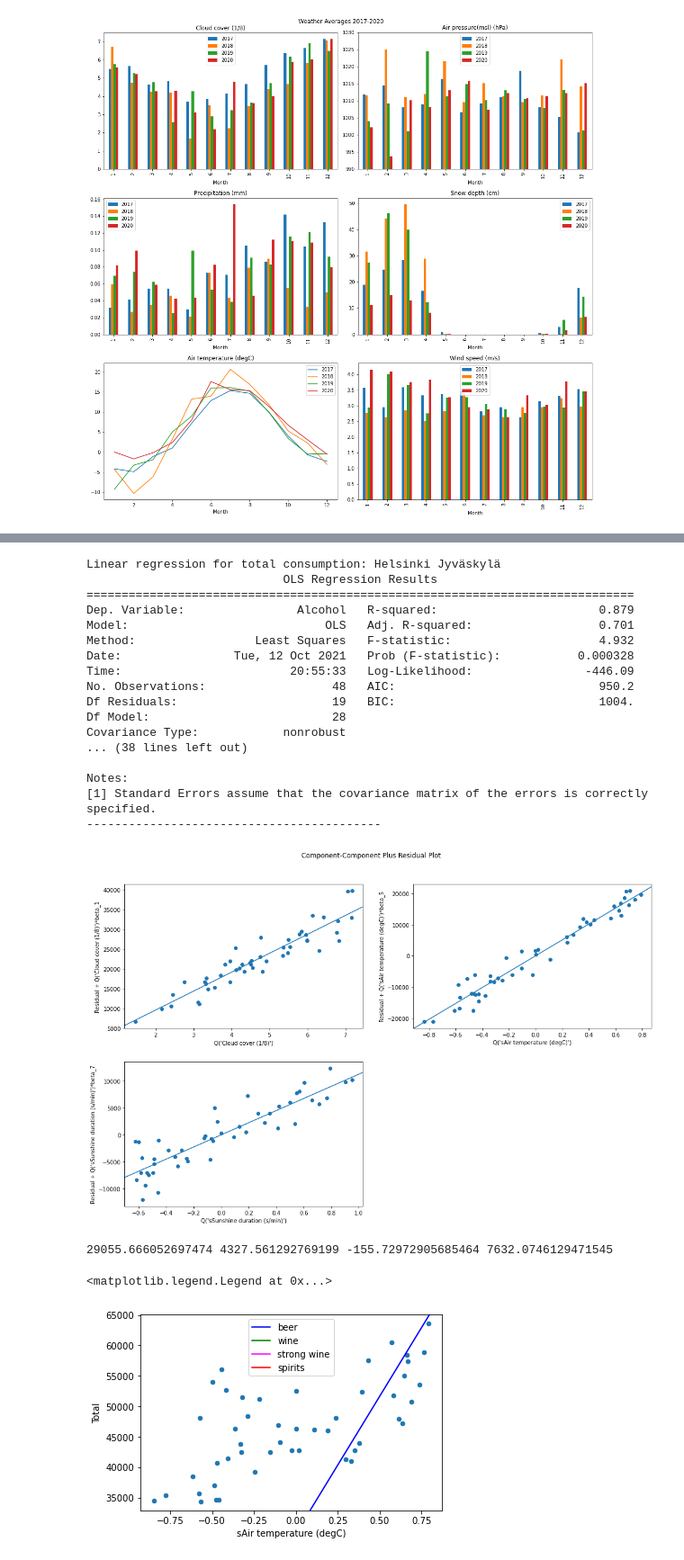
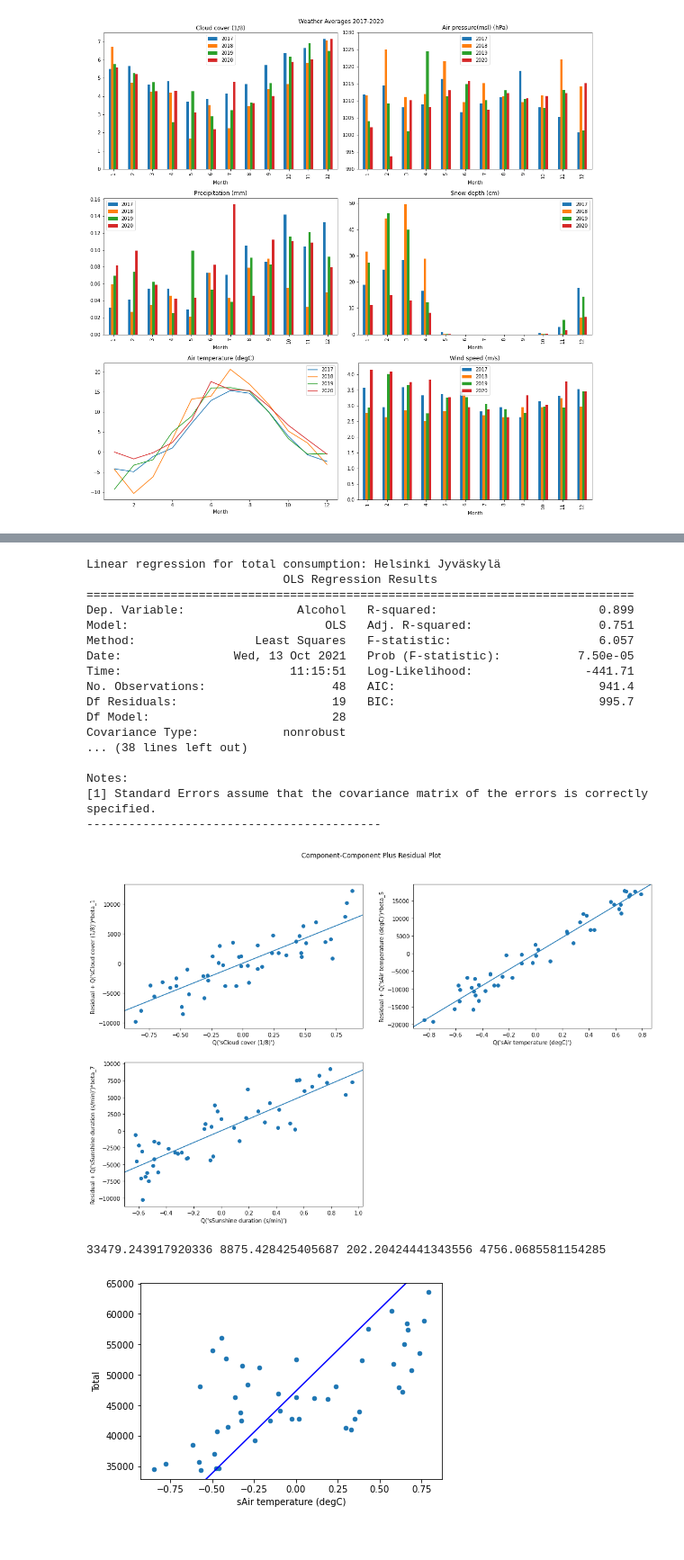
Before and after one commit to DataScience-MiniProjects/IDS-MiniProject, a Jupyter notebook: project-notebook.ipynb, the cells around one changed output, grey strips where cells are left out. Shown at 90% size. Cells and saved outputs as stored; diff of their text form; code cells hidden in the pictures.

Commit message:
Rescale Cloud cover

```diff
--- a/project-notebook.ipynb
+++ b/project-notebook.ipynb
@@ -435,11 +435,11 @@ def linear_regression(alc_type: str, sun=False):
     df = pd.concat([y, X], axis=1).rename({alc_type: "Alcohol"}, axis=1)
     if sun == True:
         #model = "Alcohol ~ Q('sCloud cover (1/8)') + Q('sAir pressure(msl) (hPa)') + Q('sPrecipitation (mm)') + Q('sSnow depth (cm)') + Q('sAir temperature (degC)') + Q('sWind speed (m/s)') + Q('sSunshine duration (s/min)')"
-        model = """Alcohol ~ Q('Cloud cover (1/8)') + Q('sAir pressure(msl) (hPa)') + Q('sPrecipitation (mm)')
+        model = """Alcohol ~ Q('sCloud cover (1/8)') + Q('sAir pressure(msl) (hPa)') + Q('sPrecipitation (mm)')
                 + Q('sSnow depth (cm)') + Q('sAir temperature (degC)') + Q('sWind speed (m/s)') + Q('sSunshine duration (s/min)')
-                + Q('Cloud cover (1/8)'):Q('sAir pressure(msl) (hPa)') + Q('Cloud cover (1/8)'):Q('sPrecipitation (mm)')
-                + Q('Cloud cover (1/8)'):Q('sSnow depth (cm)') + Q('Cloud cover (1/8)'):Q('sAir temperature (degC)')
-                + Q('Cloud cover (1/8)'):Q('sWind speed (m/s)') + Q('Cloud cover (1/8)'):Q('sSunshine duration (s/min)')
+                + Q('sCloud cover (1/8)'):Q('sAir pressure(msl) (hPa)') + Q('sCloud cover (1/8)'):Q('sPrecipitation (mm)')
+                + Q('sCloud cover (1/8)'):Q('sSnow depth (cm)') + Q('sCloud cover (1/8)'):Q('sAir temperature (degC)')
+                + Q('sCloud cover (1/8)'):Q('sWind speed (m/s)') + Q('sCloud cover (1/8)'):Q('sSunshine duration (s/min)')
                 + Q('sAir pressure(msl) (hPa)'):Q('sPrecipitation (mm)') + Q('sAir pressure(msl) (hPa)'):Q('sSnow depth (cm)')
                 + Q('sAir pressure(msl) (hPa)'):Q('sAir temperature (degC)') + Q('sAir pressure(msl) (hPa)'):Q('sWind speed (m/s)')
                 + Q('sAir pressure(msl) (hPa)'):Q('sSunshine duration (s/min)') + Q('sPrecipitation (mm)'):Q('sSnow depth (cm)')
@@ -451,11 +451,11 @@ def linear_regression(alc_type: str, sun=False):
         """
     else:
         #model = "Alcohol ~ Q('sCloud cover (1/8)') + Q('sAir pressure(msl) (hPa)') + Q('sPrecipitation (mm)') + Q('sSnow depth (cm)') + Q('sAir temperature (degC)') + Q('sWind speed (m/s)')"
-        model = """Alcohol ~ Q('Cloud cover (1/8)') + Q('sAir pressure(msl) (hPa)') + Q('sPrecipitation (mm)')
+        model = """Alcohol ~ Q('sCloud cover (1/8)') + Q('sAir pressure(msl) (hPa)') + Q('sPrecipitation (mm)')
                 + Q('sSnow depth (cm)') + Q('sAir temperature (degC)') + Q('sWind speed (m/s)')
-                + Q('Cloud cover (1/8)'):Q('sAir pressure(msl) (hPa)') + Q('Cloud cover (1/8)'):Q('sPrecipitation (mm)')
-                + Q('Cloud cover (1/8)'):Q('sSnow depth (cm)') + Q('Cloud cover (1/8)'):Q('sAir temperature (degC)')
-                + Q('Cloud cover (1/8)'):Q('sWind speed (m/s)')
+                + Q('sCloud cover (1/8)'):Q('sAir pressure(msl) (hPa)') + Q('sCloud cover (1/8)'):Q('sPrecipitation (mm)')
+                + Q('sCloud cover (1/8)'):Q('sSnow depth (cm)') + Q('sCloud cover (1/8)'):Q('sAir temperature (degC)')
+                + Q('sCloud cover (1/8)'):Q('sWind speed (m/s)')
                 + Q('sAir pressure(msl) (hPa)'):Q('sPrecipitation (mm)') + Q('sAir pressure(msl) (hPa)'):Q('sSnow depth (cm)')
                 + Q('sAir pressure(msl) (hPa)'):Q('sAir temperature (degC)') + Q('sAir pressure(msl) (hPa)'):Q('sWind speed (m/s)')
                 + Q('sPrecipitation (mm)'):Q('sSnow depth (cm)')
@@ -623,13 +623,13 @@ print("------------------------------------------")
 Linear regression for total consumption: Helsinki Jyväskylä
                             OLS Regression Results
 ==============================================================================
-Dep. Variable:                Alcohol   R-squared:                       0.879
-Model:                            OLS   Adj. R-squared:                  0.701
-Method:                 Least Squares   F-statistic:                     4.932
-Date:                Tue, 12 Oct 2021   Prob (F-statistic):           0.000328
-Time:                        20:55:33   Log-Likelihood:                -446.09
-No. Observations:                  48   AIC:                             950.2
-Df Residuals:                      19   BIC:                             1004.
+Dep. Variable:                Alcohol   R-squared:                       0.899
+Model:                            OLS   Adj. R-squared:                  0.751
+Method:                 Least Squares   F-statistic:                     6.057
+Date:                Wed, 13 Oct 2021   Prob (F-statistic):           7.50e-05
+Time:                        11:15:51   Log-Likelihood:                -441.71
+No. Observations:                  48   AIC:                             941.4
+Df Residuals:                      19   BIC:                             995.7
 Df Model:                          28
 Covariance Type:            nonrobust
 ... (38 lines left out)
@@ -643,7 +643,7 @@ size = plt.figure(figsize=(15,10))
 figure = sm.graphics.plot_ccpr_grid(model, [1,5,7], fig=size)
 figure.tight_layout(pad=3.0)
 # %% [output]
-[figure, old version]
+[figure, new version]
 # %%
 # Alcohol as a function of temperature
 
@@ -651,39 +651,42 @@ beer = linear_regression("Beer", False)
 wine = linear_regression("Wine", False)
 s_wine = linear_regression("Strong Wine", False)
 spirits = linear_regression("Spirits", False)
+total = linear_regression("Total", False)
 
 beer_p = beer[1]
 wine_p = wine[1]
 s_wine_p = s_wine[1]
 spirits_p = spirits[1]
+total_p = total[1]
 
 beer_int = beer_p.Intercept
 wine_int = wine_p.Intercept
 s_wine_int = s_wine_p.Intercept
 spirits_int = spirits_p.Intercept
+total_int = total_p.Intercept
 
 beer_slope = beer_p["Q('sAir temperature (degC)')"]
 wine_slope = wine_p["Q('sAir temperature (degC)')"]
 s_wine_slope = s_wine_p["Q('sAir temperature (degC)')"]
 spirits_slope = spirits_p["Q('sAir temperature (degC)')"]
+total_slope = total_p["Q('sAir temperature (degC)')"]
 
 X, y = process_data_for_lr("Total", False)
 data = pd.concat([y, X["sAir temperature (degC)"]], axis=1)
 data.plot.scatter("sAir temperature (degC)", "Total")
 
-abline_plot(intercept = beer_int, slope = beer_slope,
+abline_plot(intercept = total_int, slope = total_slope,
     ax=plt.gca(), color="blue", label="beer")
 abline_plot(intercept = wine_int, slope = wine_slope,
     ax=plt.gca(), color="green", label="wine")
 abline_plot(intercept = s_wine_int, slope = s_wine_slope,
     ax=plt.gca(), color="magenta", label="strong wine")
 abline_plot(intercept = spirits_int, slope = spirits_slope,
     ax=plt.gca(), color="red", label="spirits")
 
 print(beer_int, wine_int, s_wine_int, spirits_int)
 
-plt.legend()
+#plt.legend()
 # %% [output]
-29055.666052697474 4327.561292769199 -155.72972905685464 7632.0746129471545
+33479.243917920336 8875.428425405687 202.20424441343556 4756.0685581154285
-<matplotlib.legend.Legend at 0x...>
-[figure, old version]
+[figure, new version]
```
Also changed, not shown: parts of 10 cells of this notebook.
